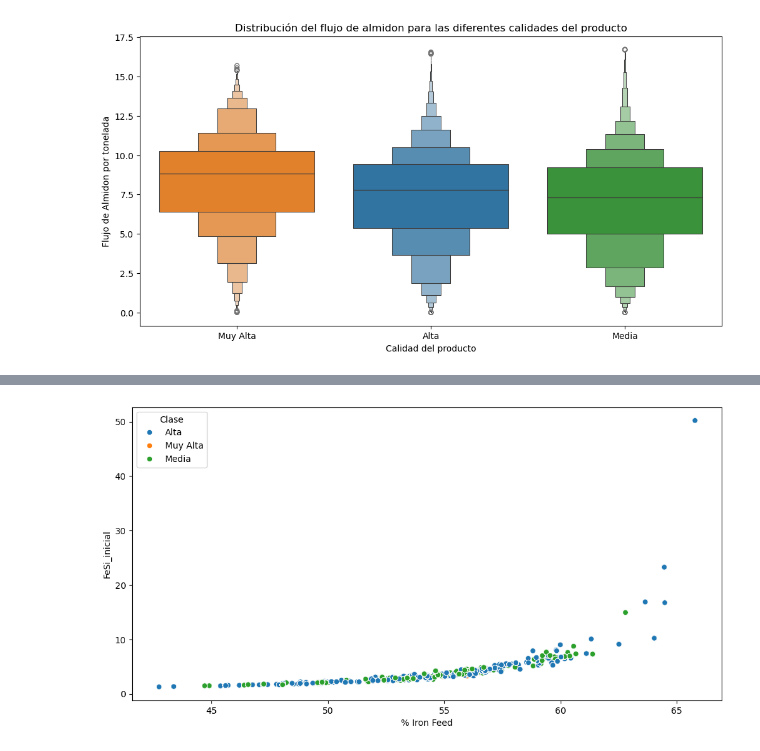
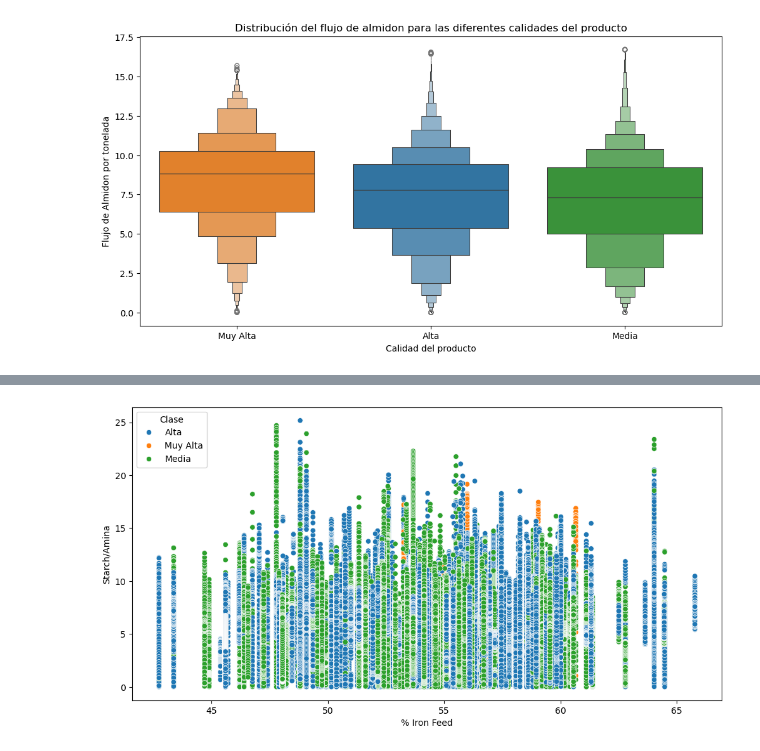
Before and after one commit to JohnLopez15/Mineria_2, a Jupyter notebook: Analisis_exploratorio.ipynb, the cells around one changed output, grey strips where cells are left out. Cells and saved outputs as stored; diff of their text form; code cells hidden in the pictures.

Commit message:
Analisis sin mayor aportación

```diff
--- a/Analisis_exploratorio.ipynb
+++ b/Analisis_exploratorio.ipynb
@@ -88,6 +88,8 @@ data_01["FeSi_final"]= data_01["% Iron Concentrate"] / data_01["% Silica Concent
 data_01["FeSi_rise"] = (data_01["FeSi_final"] - data_01["FeSi_inicial"])/data_01["FeSi_inicial"]
 data_01["Starch/ore m3/ton"]= data_01["Starch Flow m3/h"] / data_01["Ore Pulp Mass Flow Ton/h"]
 data_01["Amina/ore m3/ton"]= data_01["Amina Flow m3/h"] / data_01["Ore Pulp Mass Flow Ton/h"]
+data_01["Amina/Starch"]= data_01["Amina Flow m3/h"] / data_01["Starch Flow m3/h"]
+data_01["Starch/Amina"]= data_01["Starch Flow m3/h"] / data_01["Amina Flow m3/h"]
 # esta parte es temporal
 
 # del data_01["Amina Flow m3/h"]
@@ -433,6 +447,6 @@ ValueError: Could not interpret value `Otros Feed` for `y`. An entry with this n
 # %%
 plt.figure(figsize=(12, 6))
-sns.scatterplot(data=analisis_clases, x="% Iron Feed", y="FeSi_inicial", hue="Clase")
+sns.scatterplot(data=analisis_clases, x="% Iron Feed", y="Starch/Amina", hue="Clase")
 plt.show()
 # %% [output]
-[figure, old version]
+[figure, new version]
```
Also changed, not shown: parts of 16 cells of this notebook.
